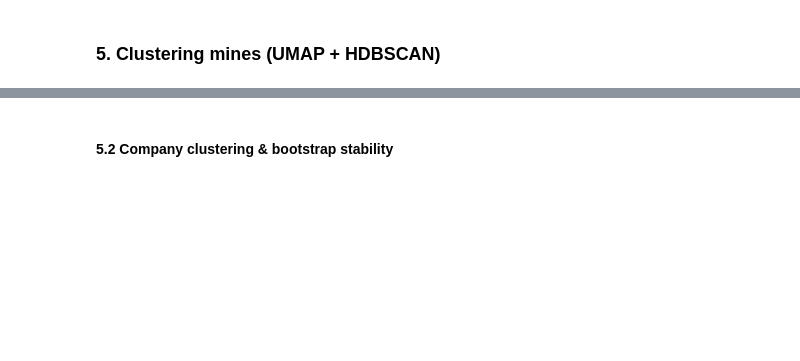
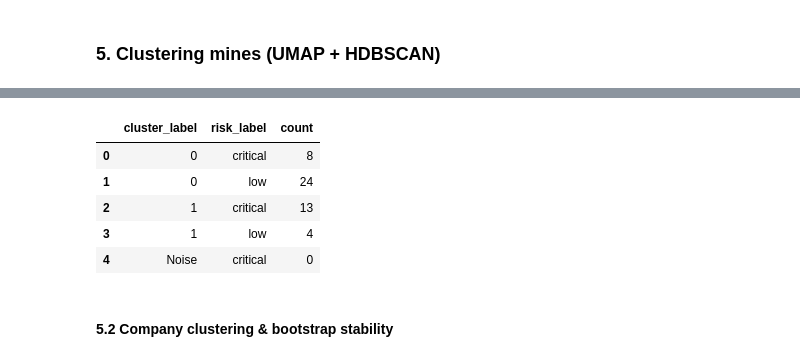
Before and after one commit to Vincksi/Research-Emerging-Topics-Project, a Jupyter notebook: Climate_Stress_Testing_and_Portfolio Simulation.ipynb, the cells around one changed output, grey strips where cells are left out. Drawn from its saved outputs; the diff is of its cells as text; code cells hidden in the pictures; blank space fills up the shorter version.

```diff
--- a/Climate_Stress_Testing_and_Portfolio Simulation.ipynb
+++ b/Climate_Stress_Testing_and_Portfolio Simulation.ipynb
@@ -876,27 +1032,54 @@ sil_m
 # %%
 # %%
+cluster_counts = (
+    mines_embedded.groupby(["cluster_label", "risk_label"], dropna=False, observed=False)
+    .size()
+    .rename("count")
+    .reset_index()
+)
+display(cluster_counts.head())
+
 fig = px.scatter(
-    mines,
+    mines_embedded,
     x="umap1", y="umap2",
-    color="cluster",
+    color="cluster_label",
     symbol="risk_label",
     hover_name="Mine",
-    title=f"Mines – UMAP + HDBSCAN (silhouette={sil_m:.2f})"
+    hover_data={
+        "cluster_label": True,
+        "risk_label": True,
+        "Emissions": ":,.0f",
+        "Intensity": ":.2f",
+        "Cost@$100": ":,.0f",
+        "Capex_per_tonne": ":.2f",
+    },
+    title=(
+        "Mines – UMAP + HDBSCAN "
+        f"(silhouette={sil_m:.2f}, clusters={mines_diag['n_clusters']}, "
+        f"noise={mines_diag['noise_fraction']:.0%})"
+    ),
 )
 
 fig.update_layout(
     height=600,
-    margin=dict(l=40, r=40, t=60, b=120),
+    margin=dict(l=40, r=40, t=80, b=120),
     legend=dict(
         orientation="h",
         yanchor="bottom",
         y=-0.2,
         xanchor="center",
         x=0.5
     )
 )
-
+fig.update_traces(marker=dict(line=dict(color="black", width=1)))
 fig.show()
+# %% [output]
+|  | cluster_label | risk_label | count |
+| 0 | 0 | critical | 8 |
+| 1 | 0 | low | 24 |
+| 2 | 1 | critical | 13 |
+| 3 | 1 | low | 4 |
+| 4 | Noise | critical | 0 |
 # %% [markdown]
 #### 5.2 Company clustering & bootstrap stability
 # %%
```
Also changed, not shown: parts of 25 cells of this notebook, 8 other files.
